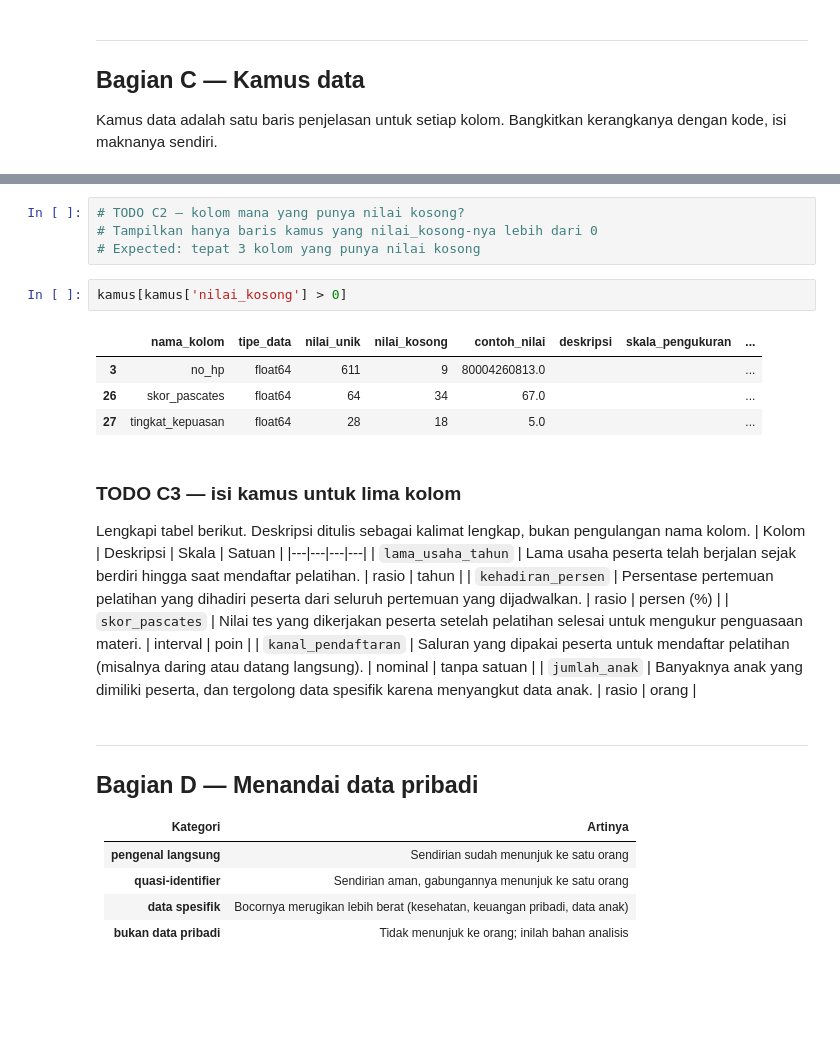
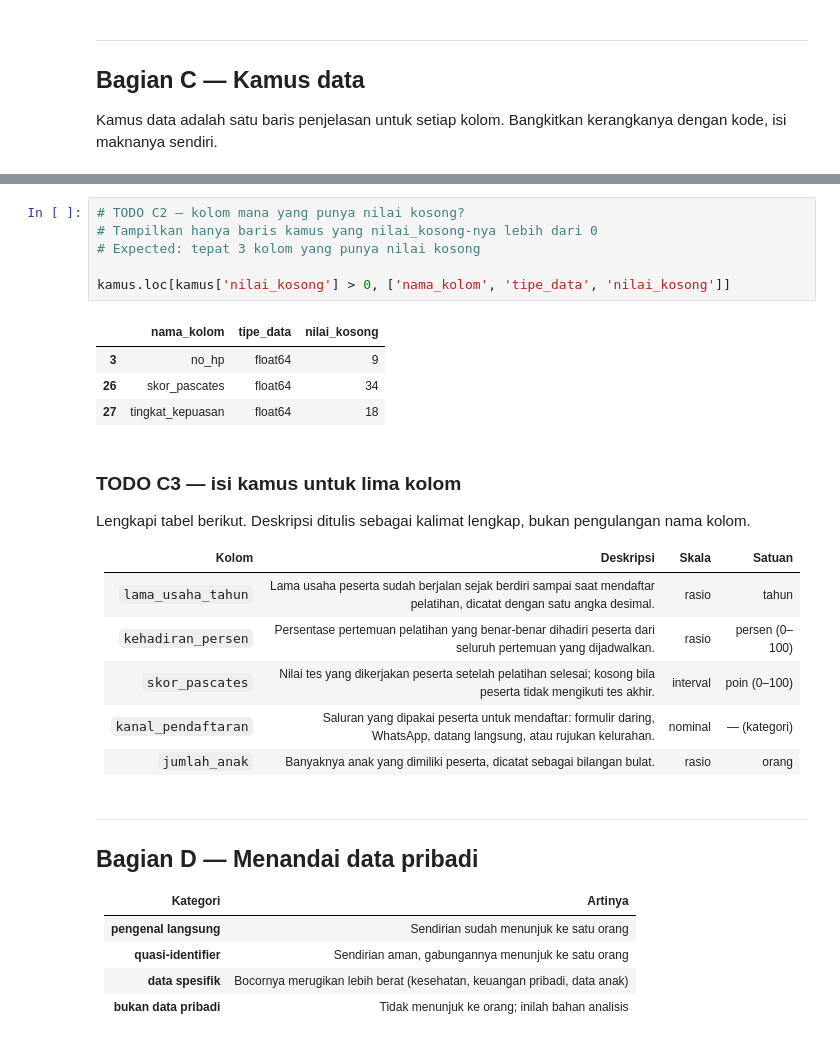
Before and after one commit to ddyyaanaaa-ship-it/Danva-EDA, a Jupyter notebook: notebooks/Praktikum03_DIYANATUL_FAUZIYAH_0110225132.ipynb, the cells around one changed output, grey strips where cells are left out. Drawn from its saved outputs; the diff is of its cells as text; blank space fills up the shorter version.

```diff
--- a/notebooks/Praktikum03_DIYANATUL_FAUZIYAH_0110225132.ipynb
+++ b/notebooks/Praktikum03_DIYANATUL_FAUZIYAH_0110225132.ipynb
@@ -218,25 +196,26 @@ kamus.head()
 # %%
 # TODO C2 — kolom mana yang punya nilai kosong?
 # Tampilkan hanya baris kamus yang nilai_kosong-nya lebih dari 0
 # Expected: tepat 3 kolom yang punya nilai kosong
+
+kamus.loc[kamus['nilai_kosong'] > 0, ['nama_kolom', 'tipe_data', 'nilai_kosong']]
+# %% [output]
+|  | nama_kolom | tipe_data | nilai_kosong |
+| 3 | no_hp | float64 | 9 |
+| 26 | skor_pascates | float64 | 34 |
+| 27 | tingkat_kepuasan | float64 | 18 |
-# %%
-kamus[kamus['nilai_kosong'] > 0]
-# %% [output]
-|  | nama_kolom | tipe_data | nilai_unik | nilai_kosong | contoh_nilai | deskripsi | skala_pengukuran | ... |
-| 3 | no_hp | float64 | 611 | 9 | 80004260813.0 |  |  | ... |
-| 26 | skor_pascates | float64 | 64 | 34 | 67.0 |  |  | ... |
-| 27 | tingkat_kepuasan | float64 | 28 | 18 | 5.0 |  |  | ... |
 # %% [markdown]
 ### TODO C3 — isi kamus untuk lima kolom
 
 Lengkapi tabel berikut. Deskripsi ditulis sebagai kalimat lengkap, bukan pengulangan nama kolom.
+
 | Kolom | Deskripsi | Skala | Satuan |
 |---|---|---|---|
-| `lama_usaha_tahun` | Lama usaha peserta telah berjalan sejak berdiri hingga saat mendaftar pelatihan. | rasio | tahun |
-| `kehadiran_persen` | Persentase pertemuan pelatihan yang dihadiri peserta dari seluruh pertemuan yang dijadwalkan. | rasio | persen (%) |
-| `skor_pascates` | Nilai tes yang dikerjakan peserta setelah pelatihan selesai untuk mengukur penguasaan materi. | interval | poin |
-| `kanal_pendaftaran` | Saluran yang dipakai peserta untuk mendaftar pelatihan (misalnya daring atau datang langsung). | nominal | tanpa satuan |
-| `jumlah_anak` | Banyaknya anak yang dimiliki peserta, dan tergolong data spesifik karena menyangkut data anak. | rasio | orang |
+| `lama_usaha_tahun` | Lama usaha peserta sudah berjalan sejak berdiri sampai saat mendaftar pelatihan, dicatat dengan satu angka desimal. | rasio | tahun |
+| `kehadiran_persen` | Persentase pertemuan pelatihan yang benar-benar dihadiri peserta dari seluruh pertemuan yang dijadwalkan. | rasio | persen (0–100) |
+| `skor_pascates` | Nilai tes yang dikerjakan peserta setelah pelatihan selesai; kosong bila peserta tidak mengikuti tes akhir. | interval | poin (0–100) |
+| `kanal_pendaftaran` | Saluran yang dipakai peserta untuk mendaftar: formulir daring, WhatsApp, datang langsung, atau rujukan kelurahan. | nominal | — (kategori) |
+| `jumlah_anak` | Banyaknya anak yang dimiliki peserta, dicatat sebagai bilangan bulat. | rasio | orang |
 # %% [markdown]
 ---
 ## Bagian D — Menandai data pribadi
```
Also changed, not shown: parts of 47 cells of this notebook.
